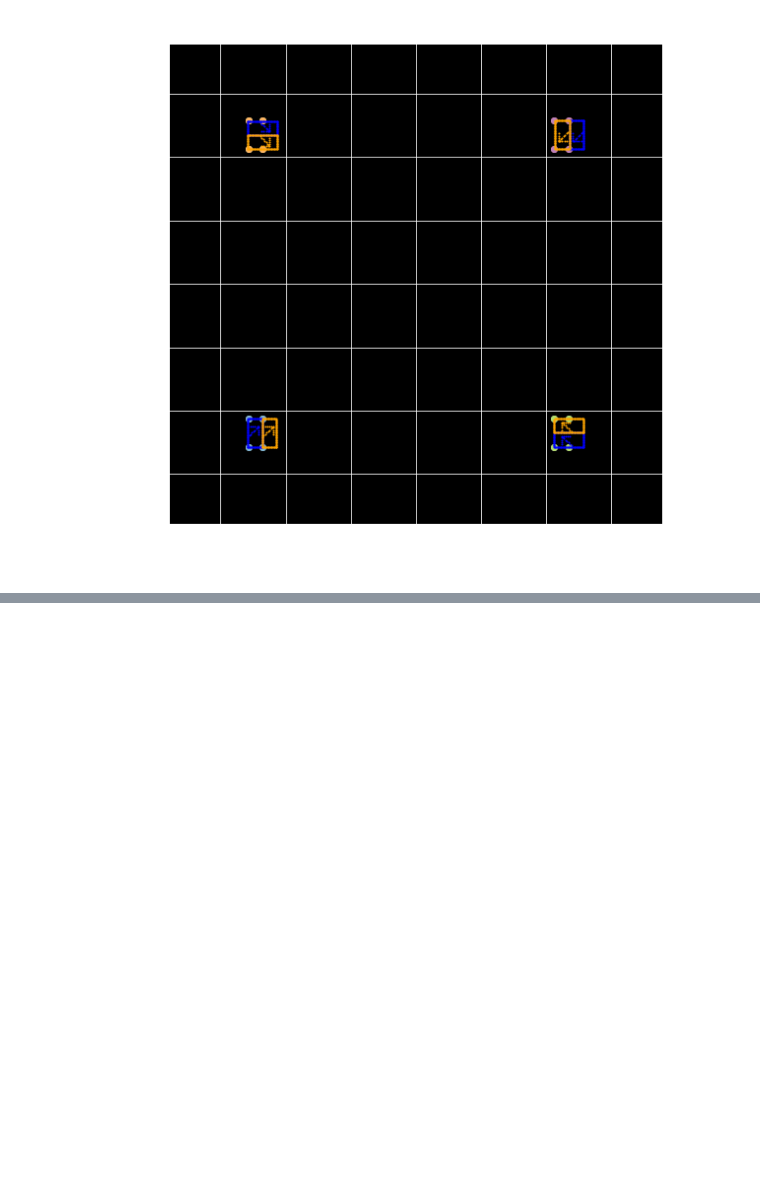
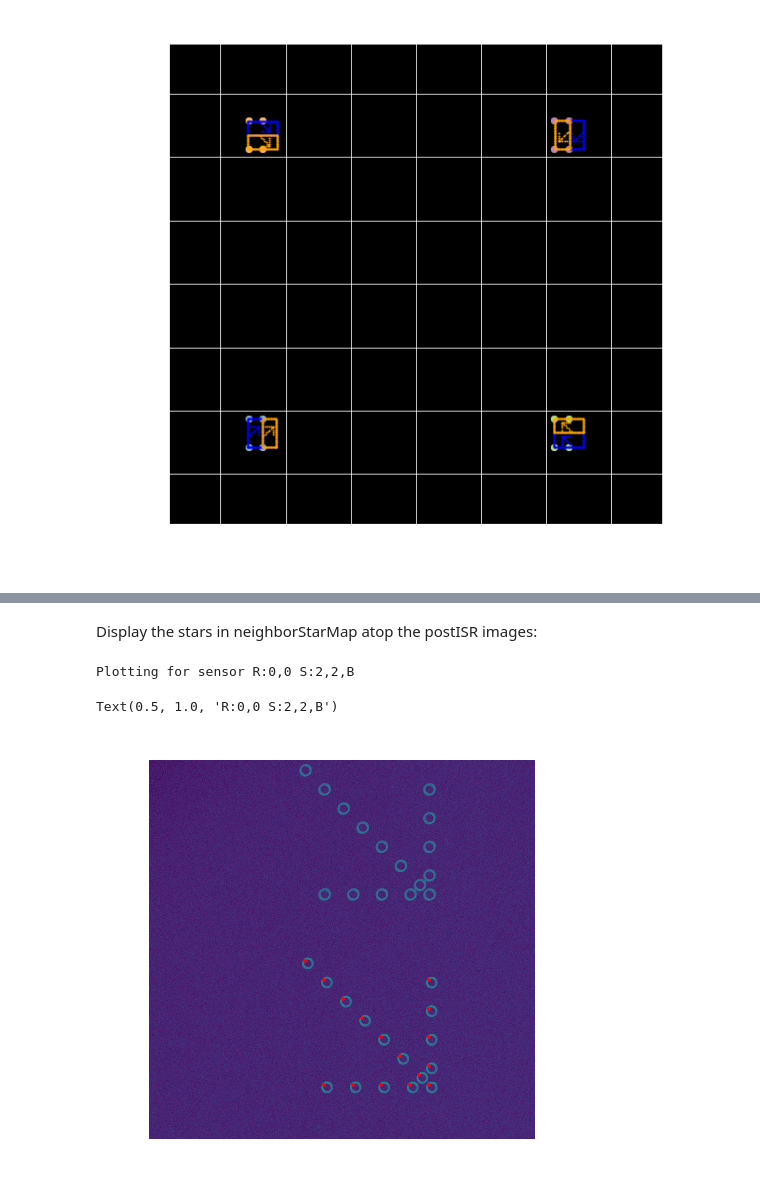
Before and after one commit to lsst-ts/ts_phosim, a Jupyter notebook: notebooks/analysis_notebooks/postISR_corner_WFS_debug_WCS.ipynb, the cells around one changed output, grey strips where cells are left out. Cells and saved outputs as stored; diff of their text form; code cells hidden in the pictures; blank space fills up the shorter version.

```diff
--- a/notebooks/analysis_notebooks/postISR_corner_WFS_debug_WCS.ipynb
+++ b/notebooks/analysis_notebooks/postISR_corner_WFS_debug_WCS.ipynb
@@ -493,0 +548,10 @@ True
+# %%
+offset = camDimOffset
+neighborStarMap, starMap, wavefrontSensors = sourSelc.getTargetStar(offset=offset)
+#sourSelc.db.deleteTable(mappedFilterType)  : last step in SourceSelector.py
+
+#sourSelc.disconnect()  : last step in wep_calc._getTargetStar()
+# %%
+# now this happens in wep_calc._calcWfErr :
+detector_list = list(neighborStarMap)
+isrImgMap = wep_calc.wepCntlr.getPostIsrImgMapOnCornerWfs(detector_list, obsIdList[0])
@@ -493,0 +573,2 @@ True
+# %% [markdown]
+Display the stars in neighborStarMap atop the postISR images:
@@ -493,0 +577,23 @@ True
+# %%
+%matplotlib inline
+fig,ax=plt.subplots(1,1,figsize=(7,7))
+sensor  = 'R:0,0 S:2,2,B'# detector_list[0]
+print('Plotting for sensor %s '%sensor)
+
+if sensor.endswith('A'):
+    image = np.flipud(isrImgMap[sensor].getIntraImg().T)
+elif sensor.endswith('B'):
+    image = np.flipud(isrImgMap[sensor].getExtraImg().T)
+ax.imshow(image, vmax=1200, origin='lower')
+
+xyPxStarCoord = neighborStarMap[sensor].getRaDeclInPixel()
+for starId in xyPxStarCoord.keys():
+    xy = xyPxStarCoord[starId]
+    ax.scatter(xy[0],xy[1],marker='+',c='r',s=20)
+ax.set_title(sensor)
+# for donut in donut_map[sensor]:
+#     ax.scatter(donut.pixelY, donut.pixelX, marker='d', c='w')
+# %% [output]
+Plotting for sensor R:0,0 S:2,2,B
+Text(0.5, 1.0, 'R:0,0 S:2,2,B')
+[figure, added]
```
Also changed, not shown: parts of 79 cells of this notebook.
